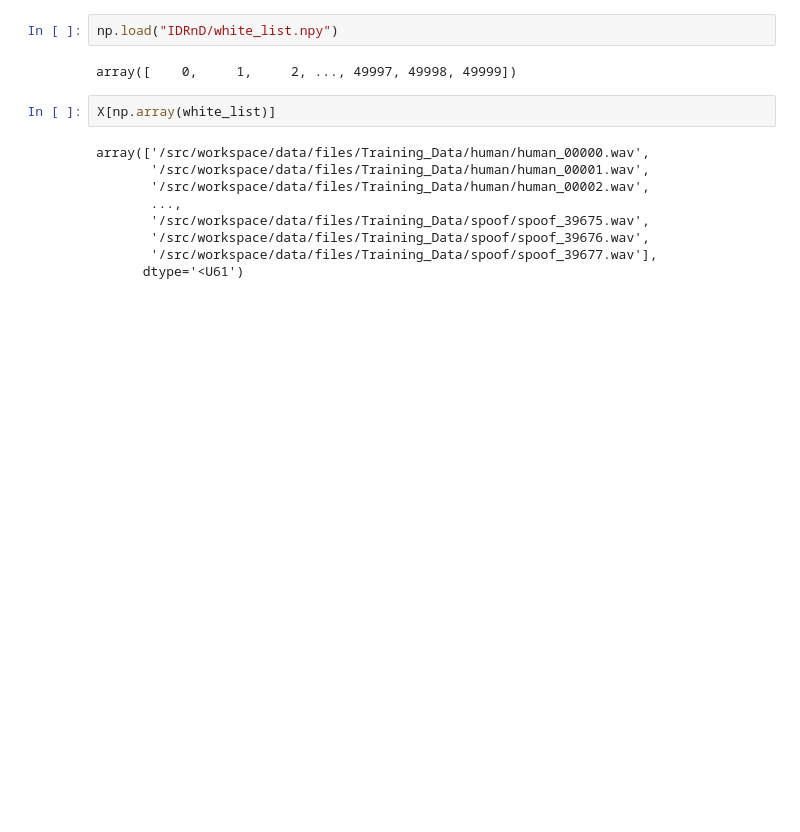
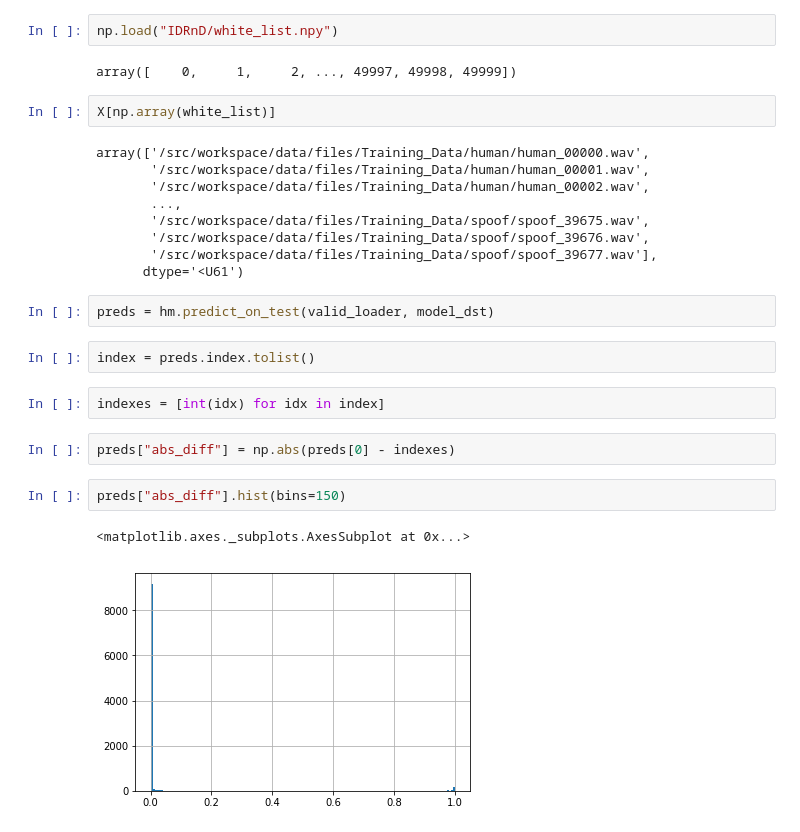
Before and after one commit to stas6626/IDRnd, a Jupyter notebook: solutions/exploration.ipynb, the cells around one changed output. Drawn from its saved outputs; the diff is of its cells as text; blank space fills up the shorter version.

Commit message:
new validation methods

```diff
--- a/solutions/exploration.ipynb
+++ b/solutions/exploration.ipynb
@@ -132,3 +132,16 @@ array(['/src/workspace/data/files/Training_Data/human/human_00000.wav',
        '/src/workspace/data/files/Training_Data/spoof/spoof_39676.wav',
        '/src/workspace/data/files/Training_Data/spoof/spoof_39677.wav'],
       dtype='<U61')
+# %%
+preds = hm.predict_on_test(valid_loader, model_dst)
+# %%
+index = preds.index.tolist()
+# %%
+indexes = [int(idx) for idx in index]
+# %%
+preds["abs_diff"] = np.abs(preds[0] - indexes)
+# %%
+preds["abs_diff"].hist(bins=150)
+# %% [output]
+<matplotlib.axes._subplots.AxesSubplot at 0x...>
+[figure, added]
```
Also changed, not shown: parts of 9 cells of this notebook, 27 other files.
